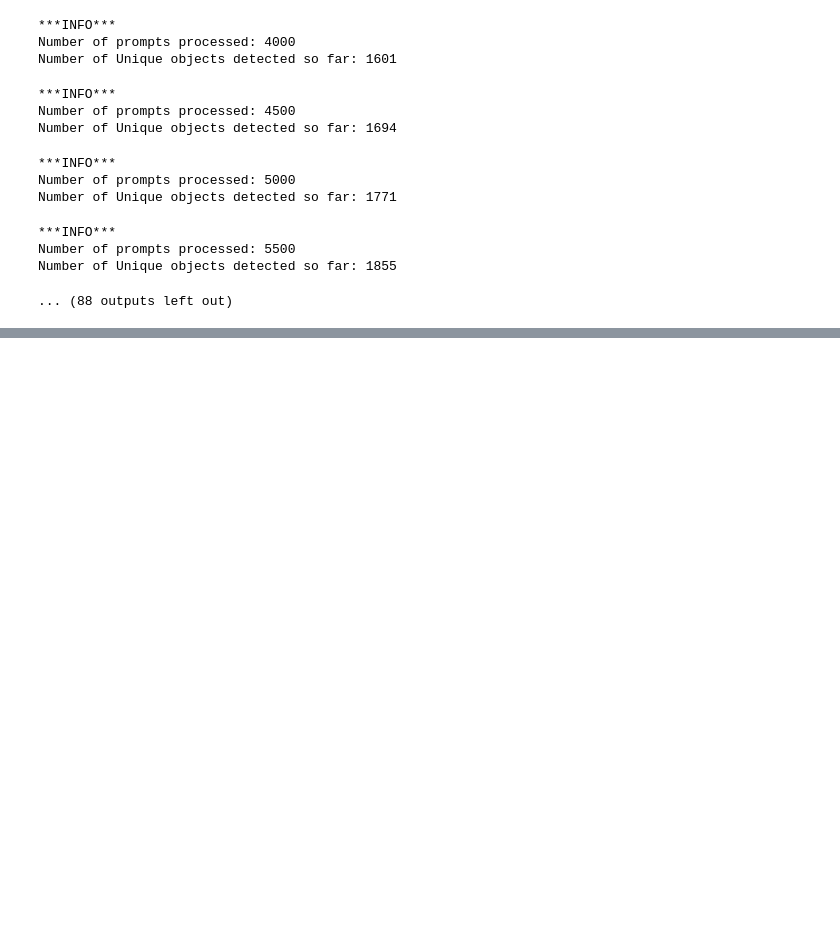
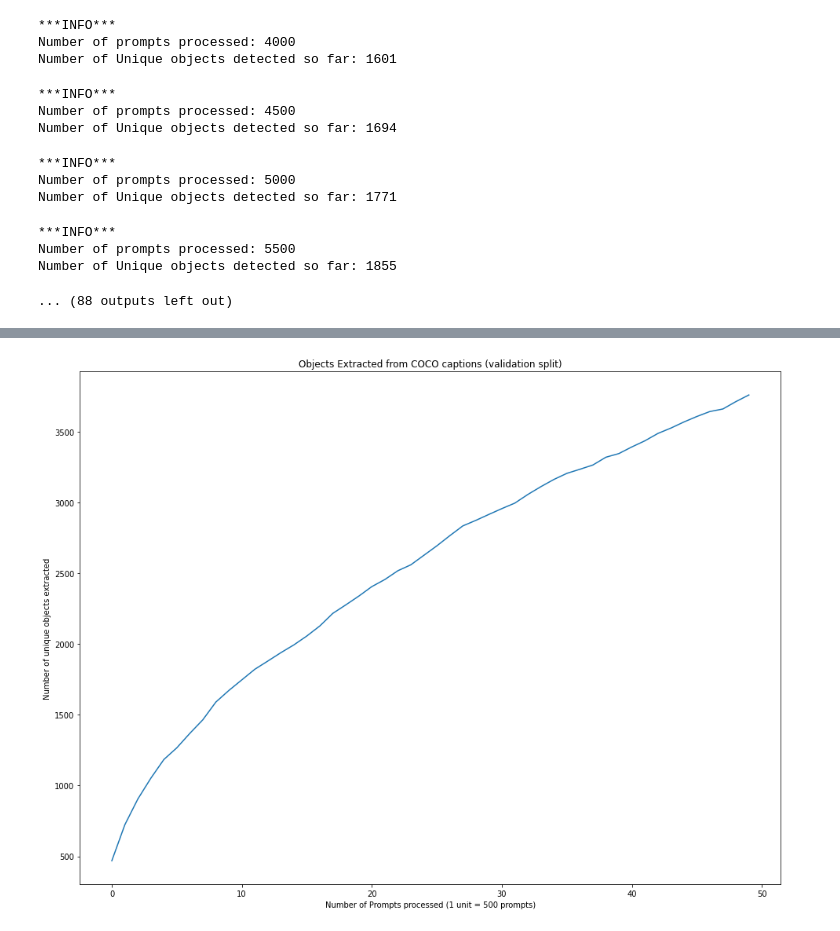
Before and after one commit to RishiDarkDevil/Text-Based-Object-Discovery, a Jupyter notebook: Caption-Processing/COCO_Caption_Objects.ipynb, the cells around one changed output, grey strips where cells are left out. Cells and saved outputs as stored; diff of their text form; code cells hidden in the pictures; blank space fills up the shorter version.

```diff
--- a/Caption-Processing/COCO_Caption_Objects.ipynb
+++ b/Caption-Processing/COCO_Caption_Objects.ipynb
@@ -386,0 +414,9 @@ print(total_objects)
+# %%
+plt.figure(figsize=(16,12))
+plt.plot(val_objects_file['num_objects'])
+plt.xlabel(f'Number of Prompts processed (1 unit = {NUM_PROMPTS_INFO_DISPLAY} prompts)')
+plt.ylabel('Number of unique objects extracted')
+plt.title('Objects Extracted from COCO captions (validation split)')
+plt.show()
+# %% [output]
+[figure, added]
```
Also changed, not shown: parts of 7 cells of this notebook.
